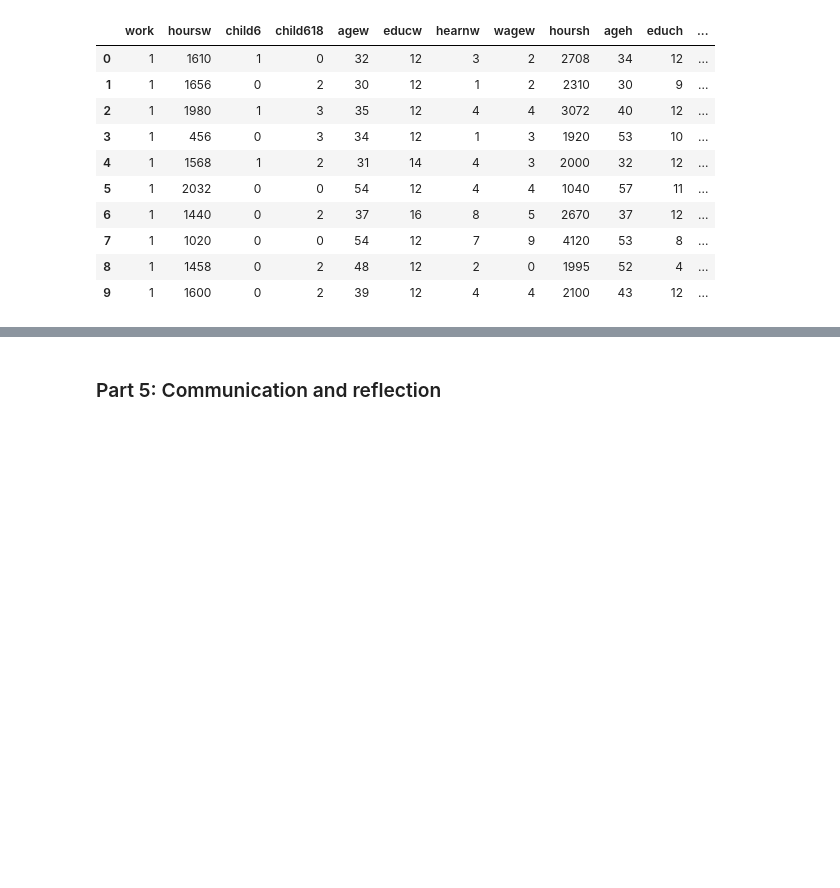
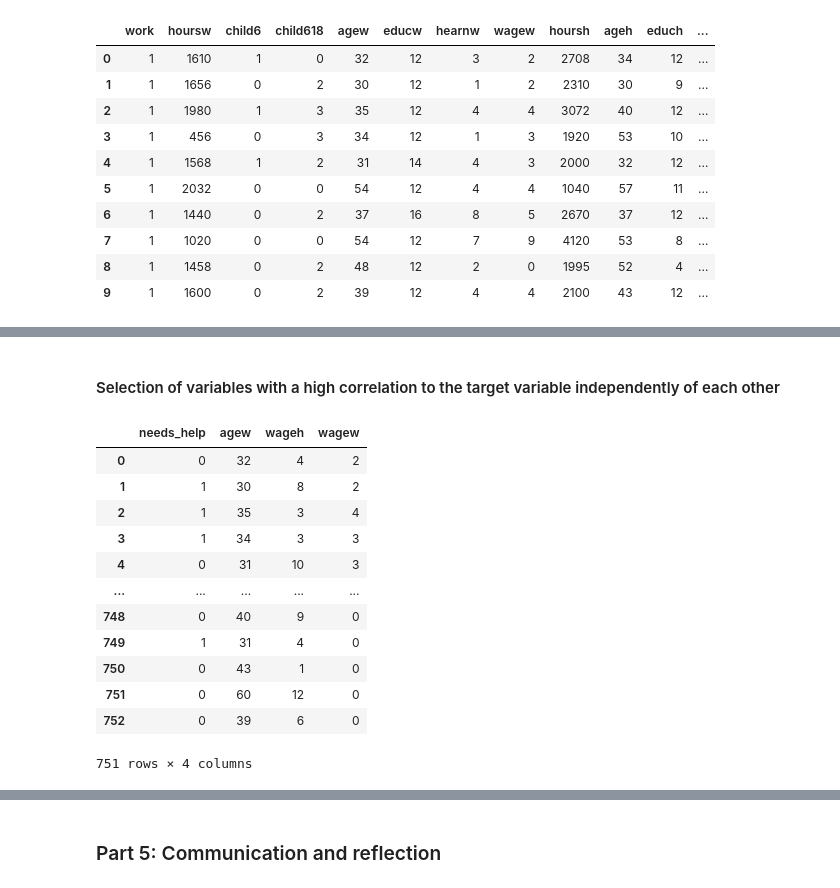
Before and after one commit to LiorBenSidi/Mini-Project, a Jupyter notebook: Mini-Project.ipynb, the cells around one changed output, grey strips where cells are left out. Cells and saved outputs as stored; diff of their text form; code cells hidden in the pictures; blank space fills up the shorter version.

```diff
--- a/Mini-Project.ipynb
+++ b/Mini-Project.ipynb
@@ -643,0 +671,19 @@ plt.show()
+# %% [markdown]
+#### Selection of variables with a high correlation to the target variable independently of each other
+# %%
+encoded_df = df_trimmed[['needs_help','agew','wageh','wagew']]
+encoded_df
+# %% [output]
+|  | needs_help | agew | wageh | wagew |
+| 0 | 0 | 32 | 4 | 2 |
+| 1 | 1 | 30 | 8 | 2 |
+| 2 | 1 | 35 | 3 | 4 |
+| 3 | 1 | 34 | 3 | 3 |
+| 4 | 0 | 31 | 10 | 3 |
+| ... | ... | ... | ... | ... |
+| 748 | 0 | 40 | 9 | 0 |
+| 749 | 1 | 31 | 4 | 0 |
+| 750 | 0 | 43 | 1 | 0 |
+| 751 | 0 | 60 | 12 | 0 |
+| 752 | 0 | 39 | 6 | 0 |
+751 rows × 4 columns
```
Also changed, not shown: parts of 39 cells of this notebook, 3 other files.
